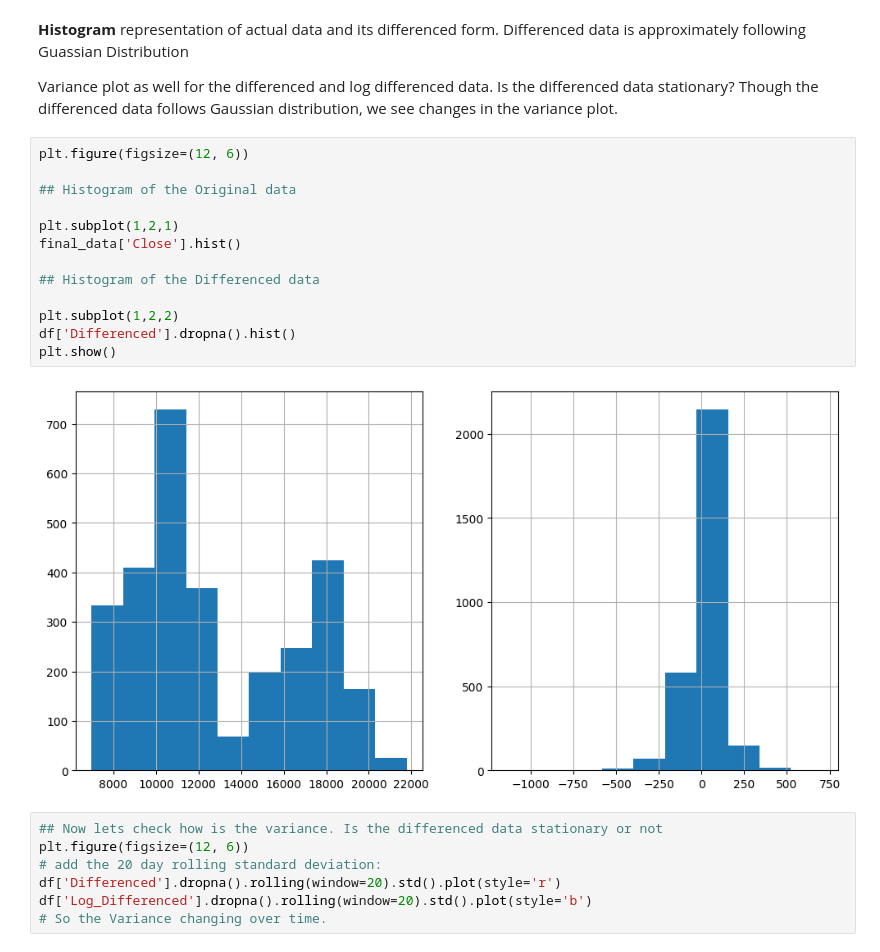
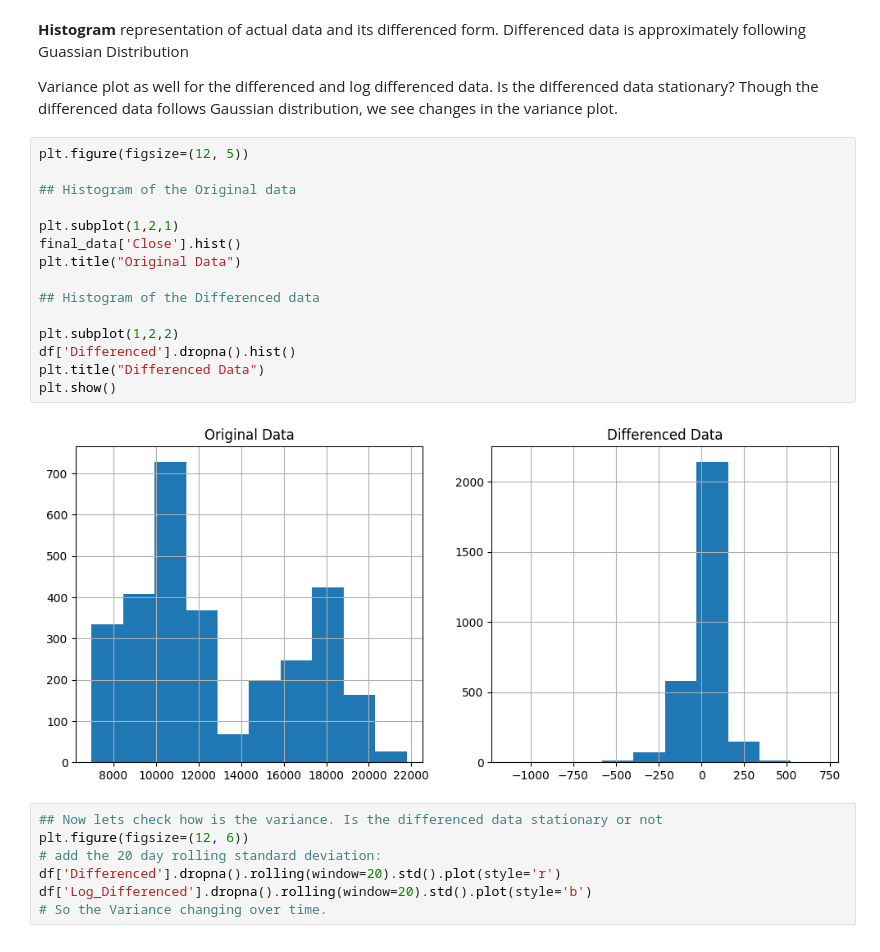
Before and after one commit to aymuos/masters-practise-repo, a Jupyter notebook: TSA_Nifty_50_Project.ipynb, the cells around one changed output. Cells and saved outputs as stored; diff of their text form.

```diff
--- a/TSA_Nifty_50_Project.ipynb
+++ b/TSA_Nifty_50_Project.ipynb
@@ -244,20 +250,22 @@ Differenced data is approximately following Guassian Distribution
 
 Variance plot as well for the differenced and log differenced data. Is the differenced data stationary? Though the differenced data follows Gaussian distribution, we see changes in the variance plot.
 # %%
-plt.figure(figsize=(12, 6))
+plt.figure(figsize=(12, 5))
 
 ## Histogram of the Original data
 
 plt.subplot(1,2,1)
 final_data['Close'].hist()
+plt.title("Original Data")
 
 ## Histogram of the Differenced data
 
 plt.subplot(1,2,2)
 df['Differenced'].dropna().hist()
+plt.title("Differenced Data")
 plt.show()
 # %% [output]
-[figure, old version]
+[figure, new version]
 # %%
 ## Now lets check how is the variance. Is the differenced data stationary or not
 plt.figure(figsize=(12, 6))
```
Also changed, not shown: parts of 1 cell of this notebook.
